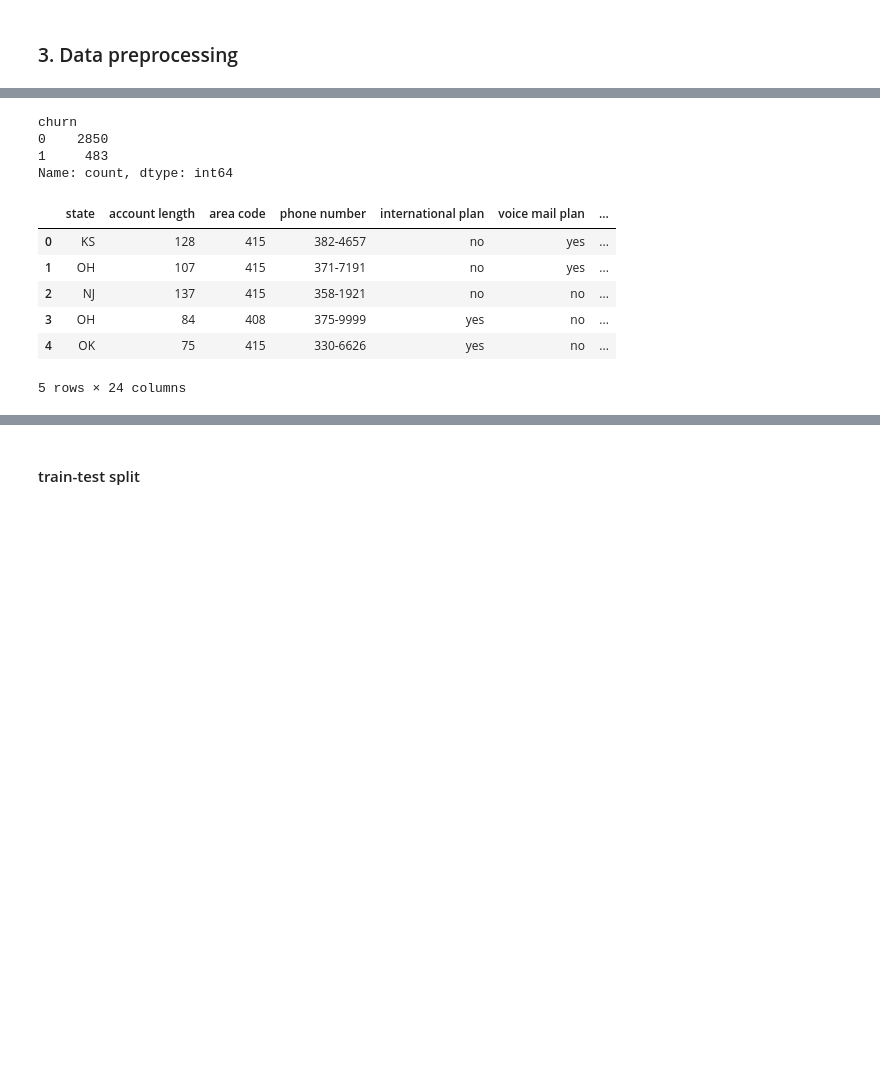
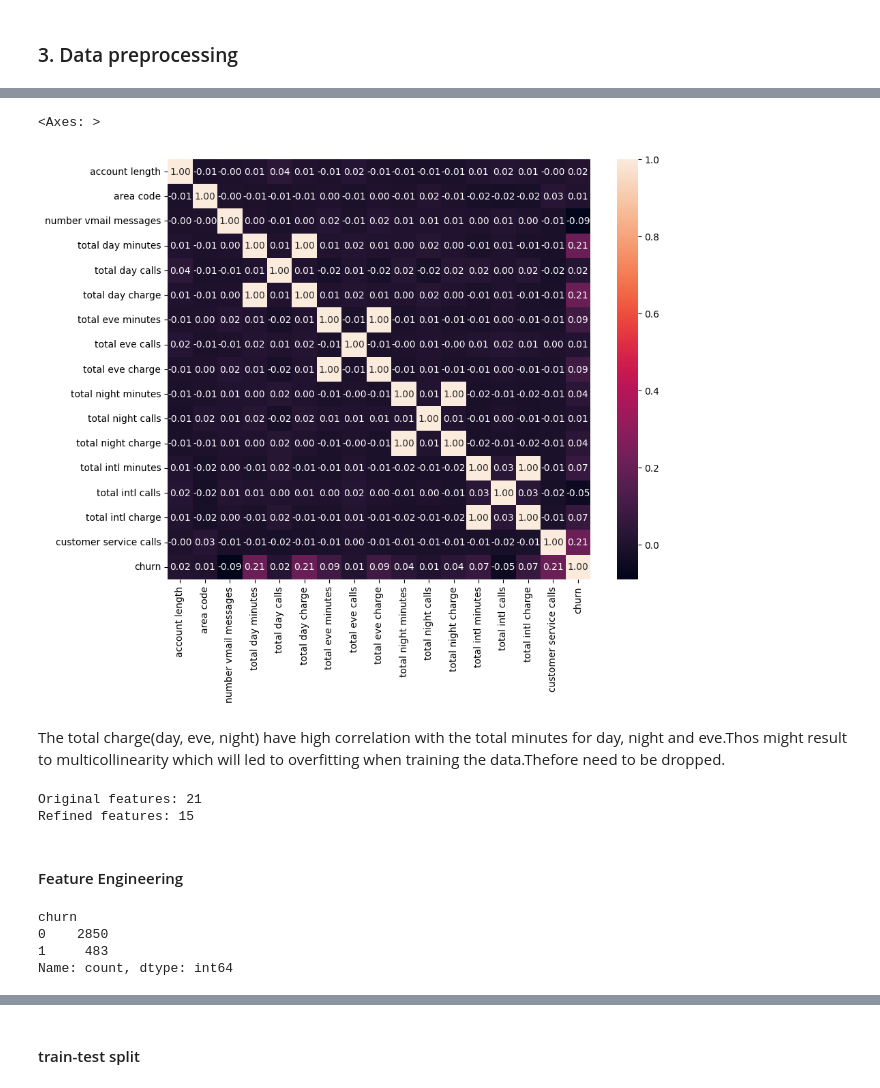
Before and after one commit to chepbree/customer-churn-prediction, a Jupyter notebook: churn.ipynb, the cells around one changed output, grey strips where cells are left out. Drawn from its saved outputs; the diff is of its cells as text; code cells hidden in the pictures; blank space fills up the shorter version.

```diff
--- a/churn.ipynb
+++ b/churn.ipynb
@@ -106,2 +116,31 @@ Number of duplicate rows: 0
+# %%
+corr = data.corr(numeric_only=True)
+plt.figure(figsize=(10, 8))
+sns.heatmap(corr, annot=True, fmt='.2f', cmap='rocket')
+# %% [output]
+<Axes: >
+[figure, added]
+# %% [markdown]
+The total charge(day, eve, night) have high correlation with the total minutes for day, night and eve.Thos might result to multicollinearity which will led to overfitting when training the data.Thefore need to be dropped.
+# %%
+# dropping columns with high correlation and identifiers
+cols_to_drop = [
+    "state",
+    "phone number",
+    "total day charge",
+    "total eve charge",
+    "total night charge",
+    "total intl charge"
+]
+df_refined = data.drop(columns=cols_to_drop)
+
+#checking the number of features before and after refinement
+print(f"Original features: {data.shape[1]}")
+print(f"Refined features: {df_refined.shape[1]}")
+# %% [output]
+Original features: 21
+Refined features: 15
+# %% [markdown]
+#### Feature Engineering
 # %%
 
@@ -132,13 +165,3 @@ churn
 0    2850
 1     483
 Name: count, dtype: int64
-# %%
-data.head()
-# %% [output]
-|  | state | account length | area code | phone number | international plan | voice mail plan | ... |
-| 0 | KS | 128 | 415 | 382-4657 | no | yes | ... |
-| 1 | OH | 107 | 415 | 371-7191 | no | yes | ... |
-| 2 | NJ | 137 | 415 | 358-1921 | no | no | ... |
-| 3 | OH | 84 | 408 | 375-9999 | yes | no | ... |
-| 4 | OK | 75 | 415 | 330-6626 | yes | no | ... |
-5 rows × 24 columns
```
Also changed, not shown: parts of 18 cells of this notebook, 1 other file.
